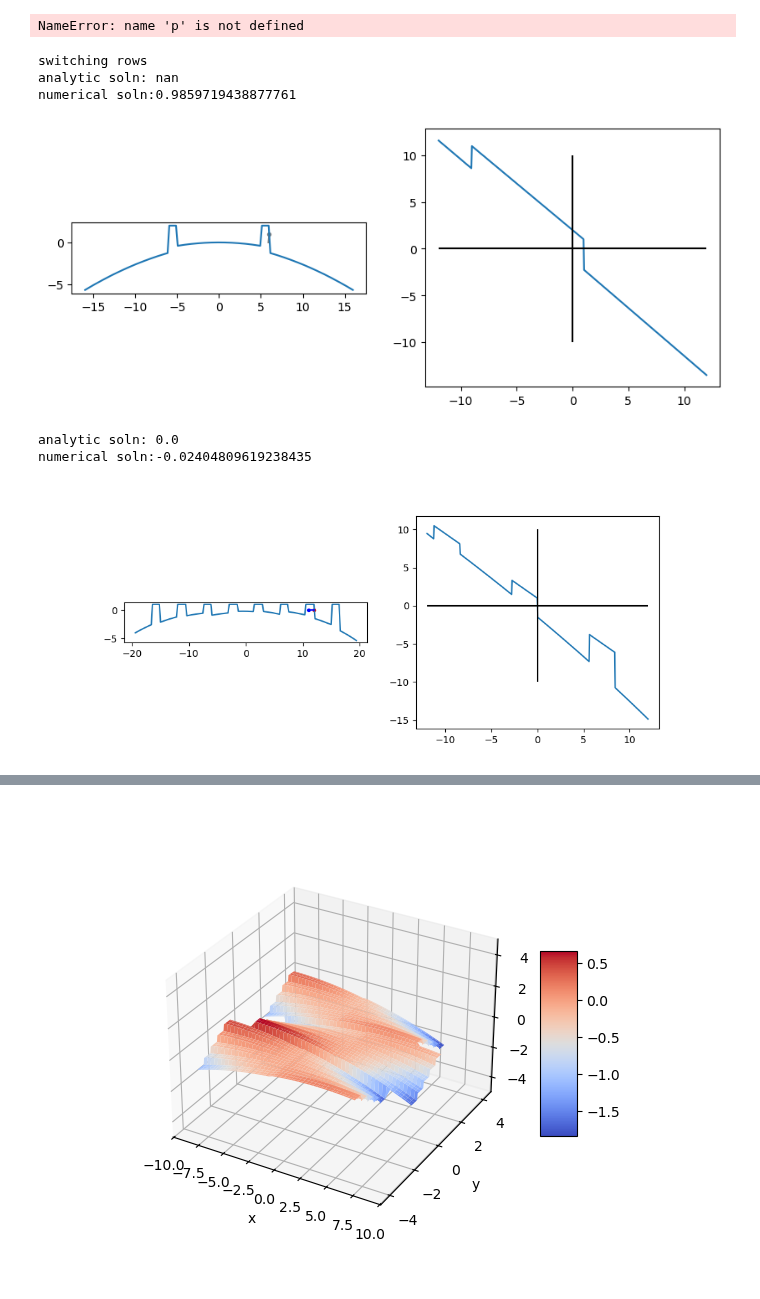
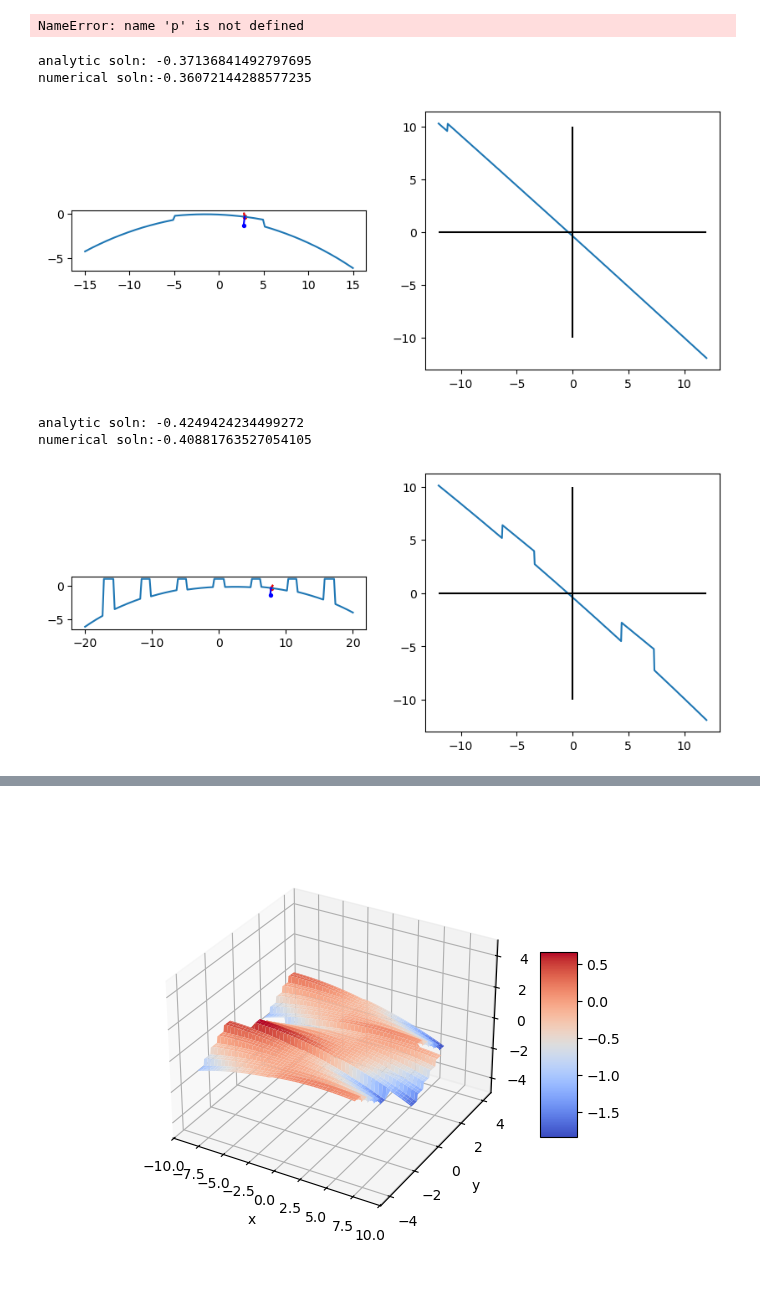
Before and after one commit to ellenle3/ifugen, a Jupyter notebook: python/surface_generator.ipynb, the cells around one changed output, grey strips where cells are left out. Cells and saved outputs as stored; diff of their text form; code cells hidden in the pictures.

```diff
--- a/python/surface_generator.ipynb
+++ b/python/surface_generator.ipynb
@@ -72,7 +72,7 @@ NameError: name 'p' is not defined
 p = ImageSlicerParams(
     custom = False,
     surface_type = 0,
-    n_each = 1,
+    n_each = 2,
     n_rows = 3,
     n_cols = 3,
     angle_mode = 0,
@@ -87,9 +87,9 @@ p = ImageSlicerParams(
     dsxy = 0,
     dsxz = 0,
     du = 0,
-    alpha_cen = 0,
-    beta_cen = 0,
-    gamma_cen = 0,
+    alpha_cen = 8,
+    beta_cen = -5,
+    gamma_cen = 3,
     zp_cen = 0,
     syx_cen = 0,
     syz_cen = 0,
@@ -98,11 +98,11 @@ p = ImageSlicerParams(
     u_cen = 0,
     dx = 10,
     dy = 4,
-    c = -1/30,
-    k = -1.2,
-    gx_width = 1,
+    c = -1/35,
+    k = 0,
+    gx_width = 0,
     gx_depth = 2,
-    gy_width = 1,
+    gy_width = 0,
     gy_depth = 1
 )
 
@@ -115,8 +115,8 @@ surf = np.zeros(len(x))
 for i,x1 in enumerate(x):
     surf[i] = make_image_slicer(x1, yt, p, custom_slice_params)
 
-xt = 5.9
-l = 0.1
+xt = 2.8
+l = -0.2
 m = 0
 n = 1
 
@@ -162,20 +162,19 @@ axs[1].vlines(0, -10, 10, colors='k')
 
 plt.show()
 # %% [output]
-switching rows
-analytic soln: nan
-numerical soln:0.9859719438877761
+analytic soln: -0.37136841492797695
+numerical soln:-0.36072144288577235
-[figure, old version]
+[figure, new version]
 # %%
 p = ImageSlicerParams(
     custom = 0,
     surface_type = 0,
-    n_each = 3,
-    n_rows = 3,
+    n_each = 4,
+    n_rows = 2,
     n_cols = 1,
     angle_mode = 0,
-    dalpha = -15,
-    dbeta = 2,
+    dalpha = 4,
+    dbeta = 4,
     dgamma = 10,
     gamma_offset = 0,
     dzp_col = 0,
@@ -185,9 +184,9 @@ p = ImageSlicerParams(
     dsxy = 0,
     dsxz = 0,
     du = 0,
-    alpha_cen = 2,
-    beta_cen = -7,
-    gamma_cen = 4,
+    alpha_cen = 5,
+    beta_cen = 5,
+    gamma_cen = -5,
     zp_cen = 0,
     syx_cen = 0,
     syz_cen = 0,
@@ -195,8 +194,8 @@ p = ImageSlicerParams(
     sxz_cen = 0,
     u_cen = 0,
     dx = 10,
-    dy = 3,
-    c = -1/30,
+    dy = 4,
+    c = -1/40,
     k = 0,
     gx_width = 1,
     gx_depth = -2,
@@ -214,10 +213,10 @@ for i,y1 in enumerate(y):
     surf[i] = make_image_slicer(xt, y1, p, custom_slice_params)
 
 
-yt = 12
+yt = 8
 l = 0
-m = 0.6
-n = 0.95
+m = 0.3
+n = 0.1
 norm = np.sqrt(l*l+m*m+n*n)
 l /= norm
 m /= norm
@@ -234,34 +233,34 @@ print("analytic soln: " + str(ray_out.t))
 t = np.linspace(-12, 12, 500)
 feval = np.zeros(len(t))
 for i,t1 in enumerate(t):
     feval[i] = transfer_equation(t1, xt, yt, l, m, n, p, custom_slice_params)
 idx = np.nanargmin(np.abs(feval))
 tnum = t[idx]
 print("numerical soln:" + str(tnum))
 
 fig, axs = plt.subplots(nrows=1, ncols=2, figsize=(10,4))
 axs[0].plot(y, surf)
 
 # Draw analytically calculated ray and surface normal
 axs[0].plot([ray_in.yt, ray_out.ys], [0, ray_out.zs], c='r', zorder=1)
 axs[0].scatter([ray_out.ys], [ray_out.zs], c='r', s=8, zorder=1)
 axs[0].plot([ray_out.ys, ray_out.ys + ray_out.mn], [ray_out.zs, ray_out.zs + ray_out.nn], c='b')
 axs[0].scatter([ray_out.ys + ray_out.mn], [ray_out.zs + ray_out.nn], c='b', s=8, zorder=10)
 
 # Numerically determined ray
 axs[0].plot([ray_in.yt, ray_in.yt + tnum*ray_in.m], [0, tnum*ray_in.n], c='gray', zorder=0)
 axs[0].scatter([ray_in.yt + tnum*ray_in.m], [tnum*ray_in.n], c='gray', s=8, zorder=0)
 
 axs[0].set_aspect("equal")
 
 axs[1].plot(t, feval)
 axs[1].hlines(0, t[0], t[-1], colors='k')
 axs[1].vlines(0, -10, 10, colors='k')
 #axs[1].set_ylim(np.nanmin(feval), np.nanmax(feval))
 
 plt.show()
 # %% [output]
-analytic soln: 0.0
-numerical soln:-0.02404809619238435
+analytic soln: -0.4249424234499272
+numerical soln:-0.40881763527054105
-[figure, old version]
+[figure, new version]
 # %%
```
Also changed, not shown: parts of 5 cells of this notebook, 3 other files.
